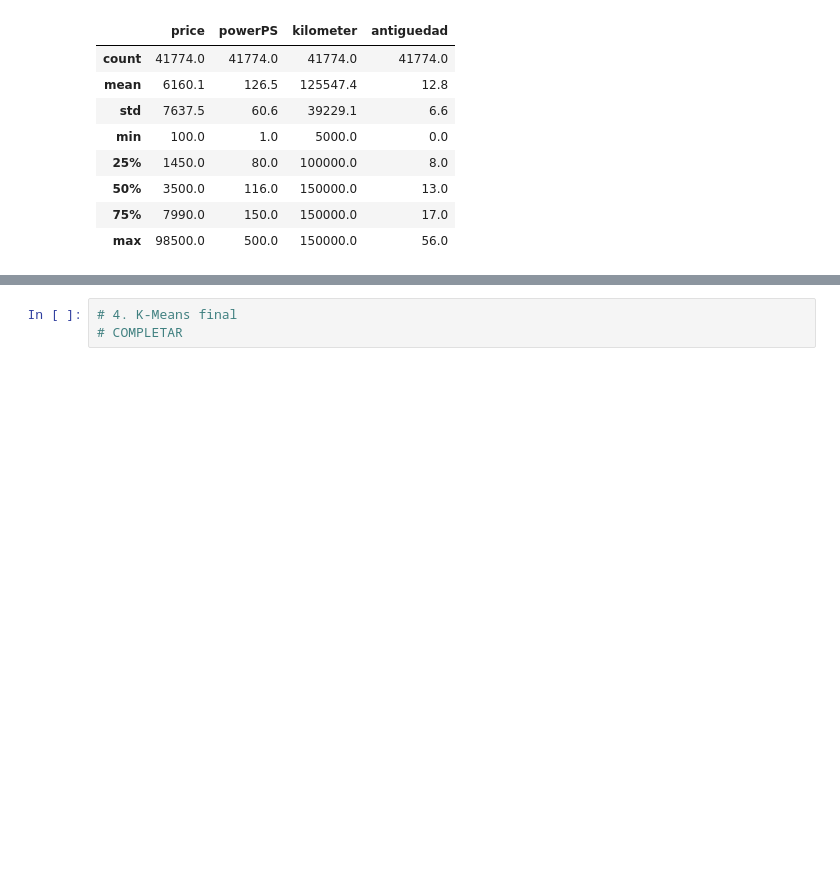
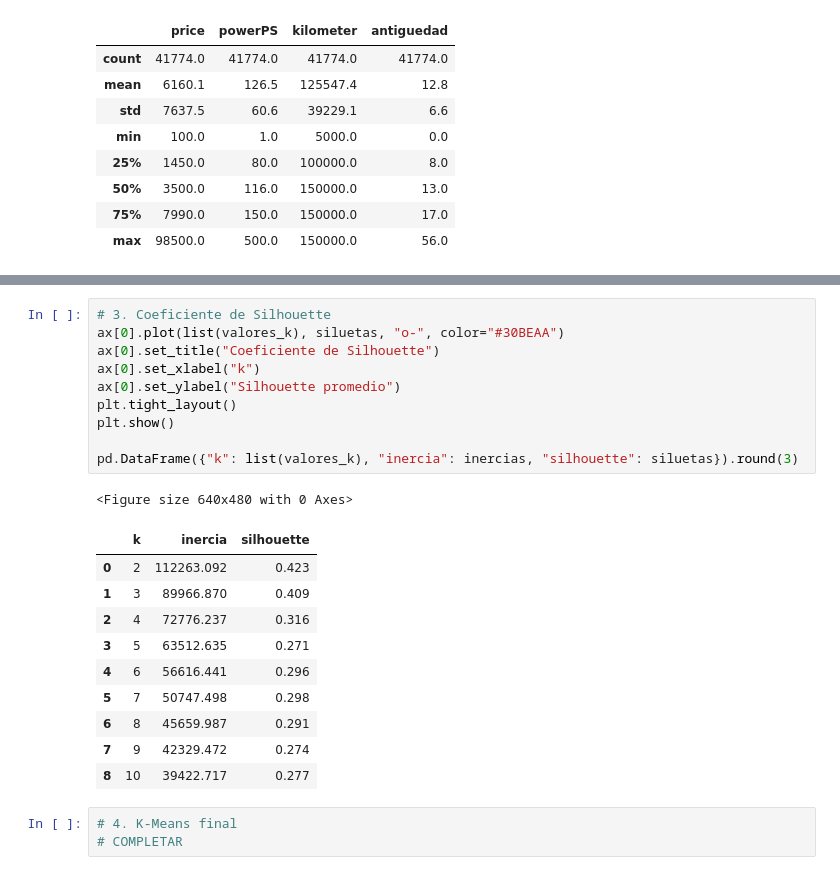
Before and after one commit to EmiiFernandez/actividades_data_sciente_ypf, a Jupyter notebook: notebook/C24_Notebook-28.ipynb, the cells around one changed output, grey strips where cells are left out. Drawn from its saved outputs; the diff is of its cells as text; blank space fills up the shorter version.

```diff
--- a/notebook/C24_Notebook-28.ipynb
+++ b/notebook/C24_Notebook-28.ipynb
@@ -286,3 +298,25 @@ Autos despues del filtro: 41774
+# %%
+# 3. Coeficiente de Silhouette
+ax[0].plot(list(valores_k), siluetas, "o-", color="#30BEAA")
+ax[0].set_title("Coeficiente de Silhouette")
+ax[0].set_xlabel("k")
+ax[0].set_ylabel("Silhouette promedio")
+plt.tight_layout()
+plt.show()
+
+pd.DataFrame({"k": list(valores_k), "inercia": inercias, "silhouette": siluetas}).round(3)
+# %% [output]
+<Figure size 640x480 with 0 Axes>
+|  | k | inercia | silhouette |
+| 0 | 2 | 112263.092 | 0.423 |
+| 1 | 3 | 89966.870 | 0.409 |
+| 2 | 4 | 72776.237 | 0.316 |
+| 3 | 5 | 63512.635 | 0.271 |
+| 4 | 6 | 56616.441 | 0.296 |
+| 5 | 7 | 50747.498 | 0.298 |
+| 6 | 8 | 45659.987 | 0.291 |
+| 7 | 9 | 42329.472 | 0.274 |
+| 8 | 10 | 39422.717 | 0.277 |
 # %%
 # 4. K-Means final
 # COMPLETAR
```
Also changed, not shown: parts of 5 cells of this notebook.
